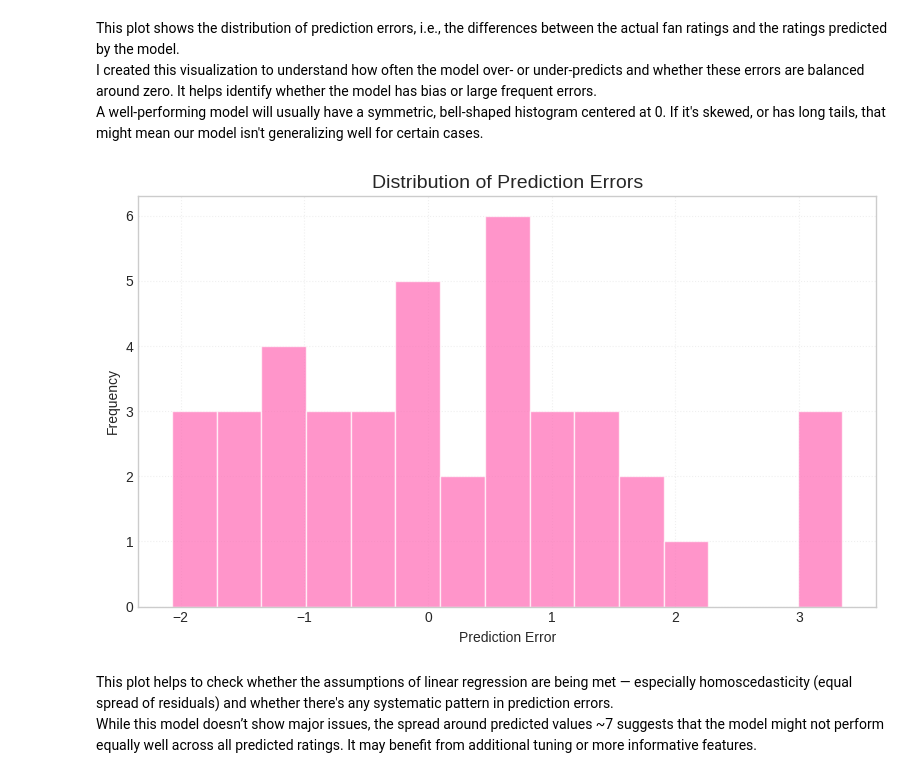
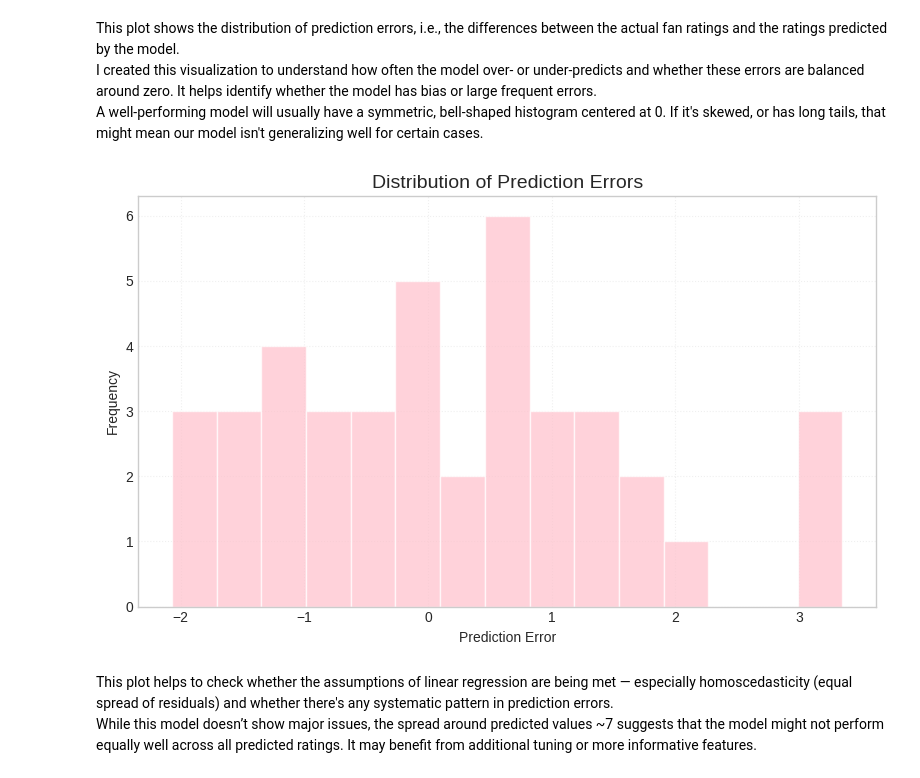
Before and after one commit to manaal-amir/DSA210_F1Project, a Jupyter notebook: Project.ipynb, the cells around one changed output. Cells and saved outputs as stored; diff of their text form; code cells hidden in the pictures.

```diff
--- a/Project.ipynb
+++ b/Project.ipynb
@@ -1033,27 +1032,27 @@ A well-performing model will usually have a symmetric, bell-shaped histogram cen
 # %%
 
 y_pred = model.predict(X_test)
 
 
 import numpy as np
 y_pred_array = np.array(y_pred)
 y_test_array = np.array(y_test)
 
 errors = y_pred_array - y_test_array
 
 
 import matplotlib.pyplot as plt
 
 plt.figure(figsize=(8, 5))
-plt.hist(errors, bins=15, color='#FF69B4', edgecolor='white', alpha=0.7)
+plt.hist(errors, bins=15, color='#FFC0CB', edgecolor='white', alpha=0.7)
 plt.title("Distribution of Prediction Errors", fontsize=14)
 plt.xlabel("Prediction Error")
 plt.ylabel("Frequency")
 plt.grid(True, linestyle=':', alpha=0.3)
 plt.tight_layout()
 plt.show()
 # %% [output]
-[figure, old version]
+[figure, new version]
 # %% [markdown]
 This plot helps to check whether the assumptions of linear regression are being met — especially homoscedasticity (equal spread of residuals) and whether there's any systematic pattern in prediction errors.
 While this model doesn’t show major issues, the spread around predicted values ~7 suggests that the model might not perform equally well across all predicted ratings. It may benefit from additional tuning or more informative features.
```
Also changed, not shown: parts of 4 cells of this notebook.
